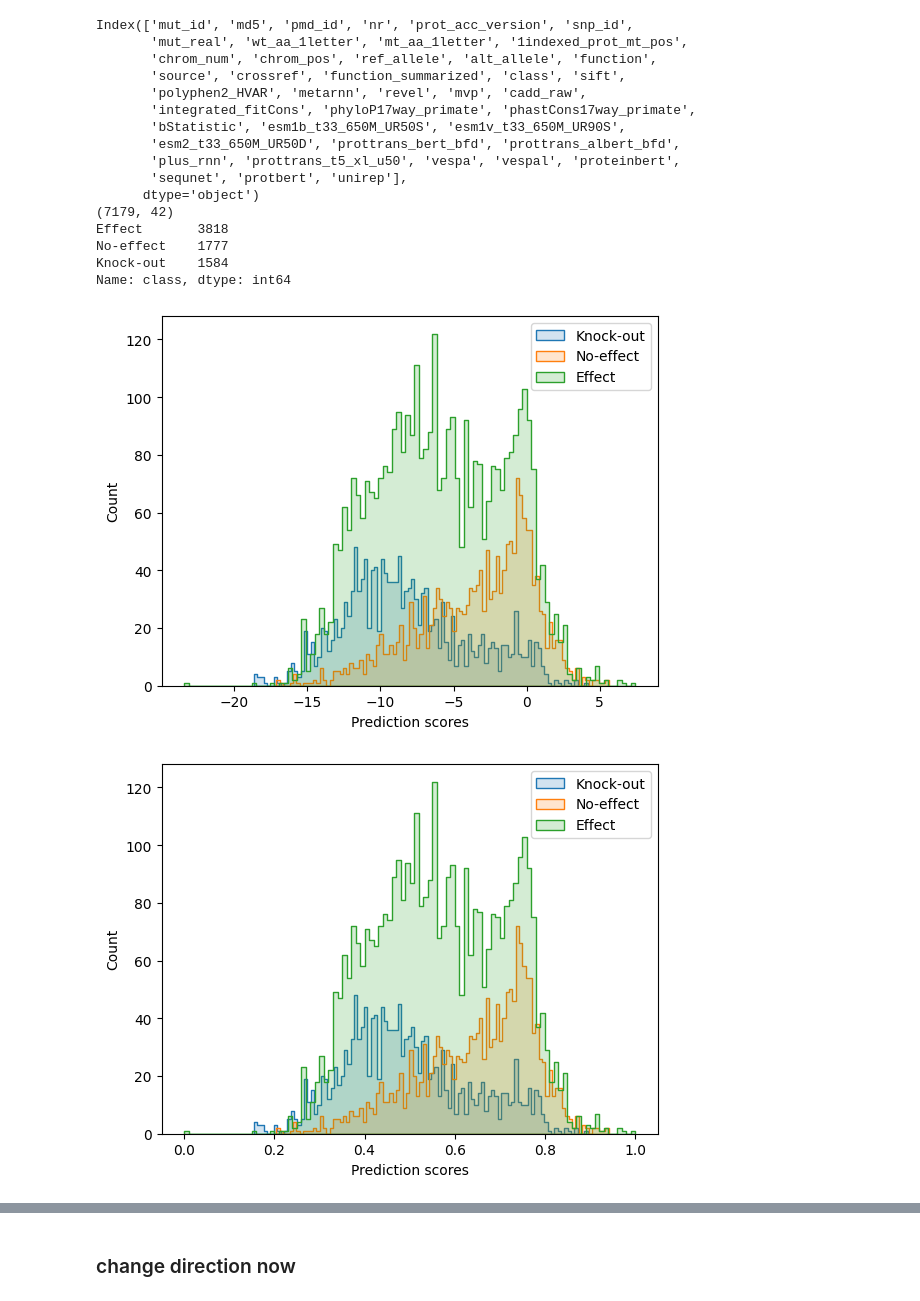
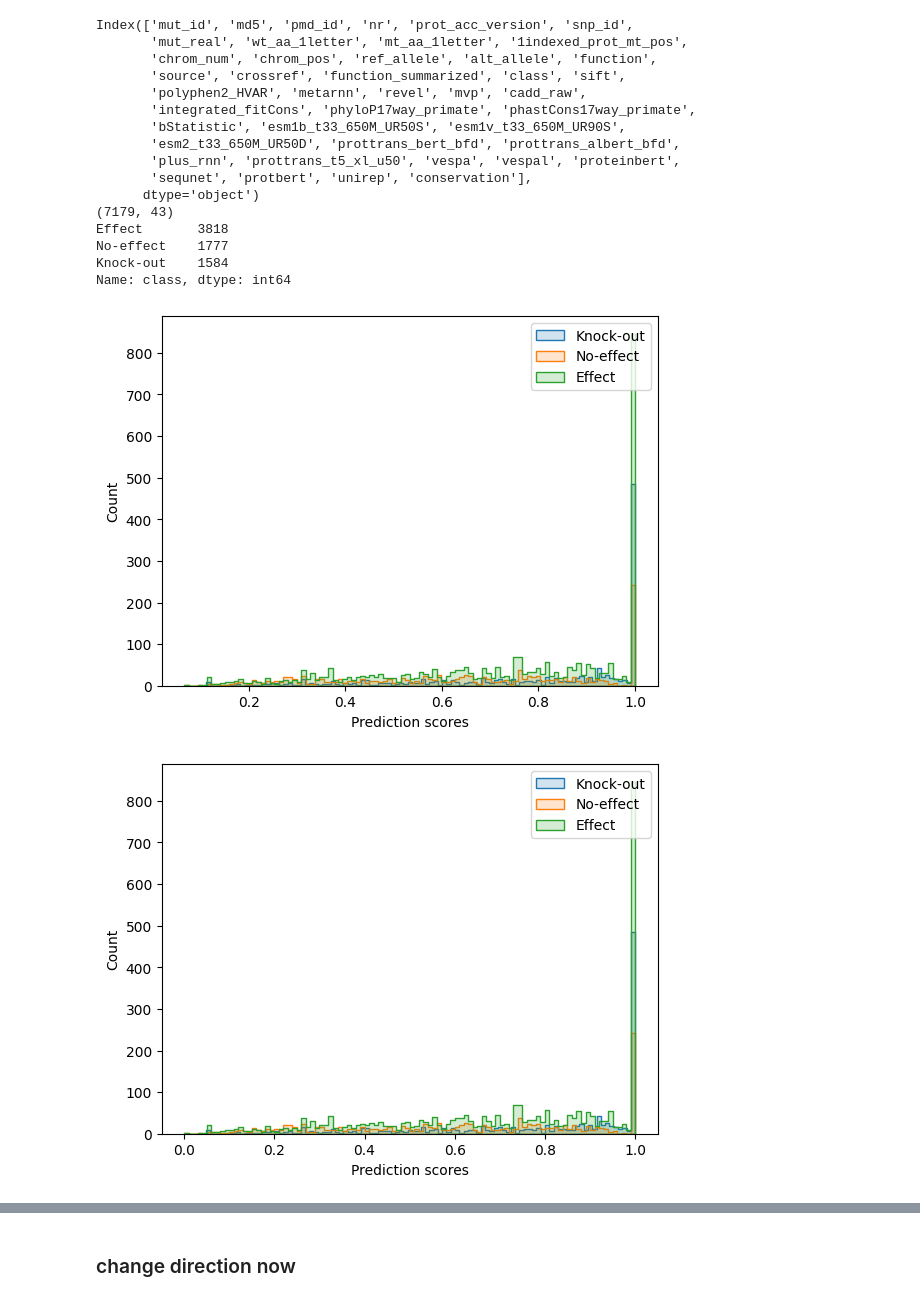
Before and after one commit to akabiraka/mutation_effect_analysis, a Jupyter notebook: models/aa_common/make_unidirectional_merged_scores.ipynb, the cells around one changed output, grey strips where cells are left out. Drawn from its saved outputs; the diff is of its cells as text; code cells hidden in the pictures.

```diff
--- a/models/aa_common/make_unidirectional_merged_scores.ipynb
+++ b/models/aa_common/make_unidirectional_merged_scores.ipynb
@@ -39,11 +39,11 @@ def plot_distribution(result_df):
     plt.ylabel("Count")
     plt.show()
 # %%
-method_names = ['sift', 'polyphen2_HVAR', 'metarnn', 'revel', 'mvp', 'cadd_raw', 'integrated_fitCons', 'phyloP17way_primate', 'phastCons17way_primate', 'bStatistic',
-                'esm1b_t33_650M_UR50S', 'esm1v_t33_650M_UR90S', 'esm2_t33_650M_UR50D',
-                'prottrans_bert_bfd', 'prottrans_albert_bfd', 'plus_rnn', 'prottrans_t5_xl_u50',
-                'vespa', 'vespal',
-                'proteinbert', 'sequnet', 'protbert', 'unirep']
+# all_method_names = ['sift', 'polyphen2_HVAR', 'metarnn', 'revel', 'mvp', 'cadd_raw', 'integrated_fitCons', 'phyloP17way_primate', 'phastCons17way_primate', 'bStatistic',
+#                 'esm1b_t33_650M_UR50S', 'esm1v_t33_650M_UR90S', 'esm2_t33_650M_UR50D',
+#                 'prottrans_bert_bfd', 'prottrans_albert_bfd', 'plus_rnn', 'prottrans_t5_xl_u50',
+#                 'vespa', 'vespal',
+#                 'proteinbert', 'sequnet', 'protbert', 'unirep']
 
 task = "pmd"
 df = get_merged_scores_raw_df(task, home_dir)
@@ -57,26 +57,26 @@ Index(['mut_id', 'md5', 'pmd_id', 'nr', 'prot_acc_version', 'snp_id',
        'bStatistic', 'esm1b_t33_650M_UR50S', 'esm1v_t33_650M_UR90S',
        'esm2_t33_650M_UR50D', 'prottrans_bert_bfd', 'prottrans_albert_bfd',
        'plus_rnn', 'prottrans_t5_xl_u50', 'vespa', 'vespal', 'proteinbert',
-       'sequnet', 'protbert', 'unirep'],
+       'sequnet', 'protbert', 'unirep', 'conservation'],
       dtype='object')
-(7179, 42)
+(7179, 43)
 Effect       3818
 No-effect    1777
 Knock-out    1584
 Name: class, dtype: int64
 # %%
 # watching raw scores
-model_pred_col="esm1b_t33_650M_UR50S"
+model_pred_col="conservation"
 df["pred"] = df[model_pred_col]
 plot_distribution(df)
 # %% [output]
-[figure, old version]
+[figure, new version]
 # %%
 # watching [0, 1] scalled scores
 df["pred"]=(df[model_pred_col]-df[model_pred_col].min())/(df[model_pred_col].max()-df[model_pred_col].min()) # scaling prediction scores between [0, 1]
 plot_distribution(df)
 # %% [output]
-[figure, old version]
+[figure, new version]
 # %%
 # Effect, Knock-out
 positive_cls, negative_cls = "Effect", "No-effect"
```
Also changed, not shown: parts of 5 cells of this notebook, 4 other files.
